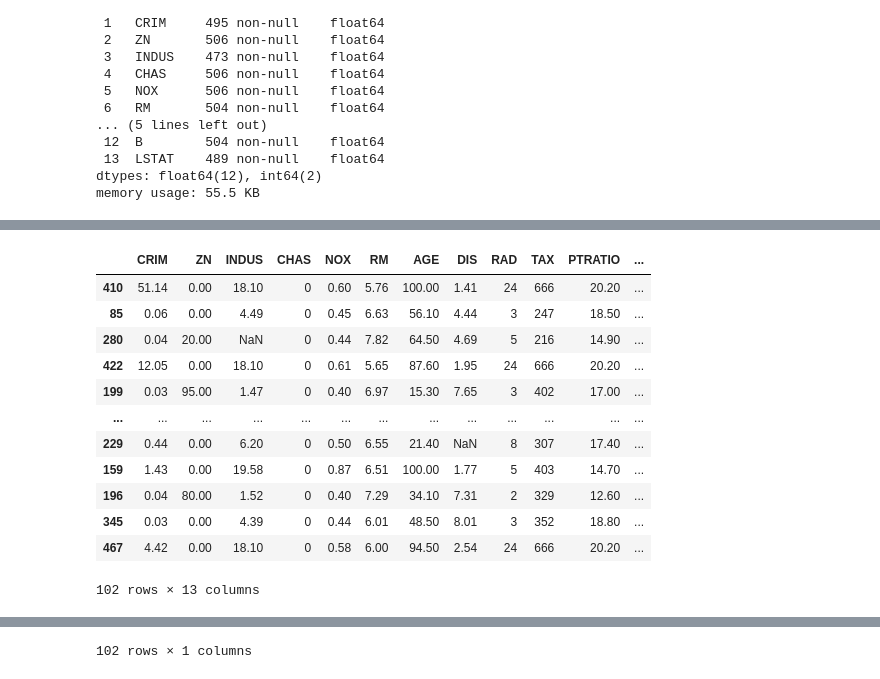
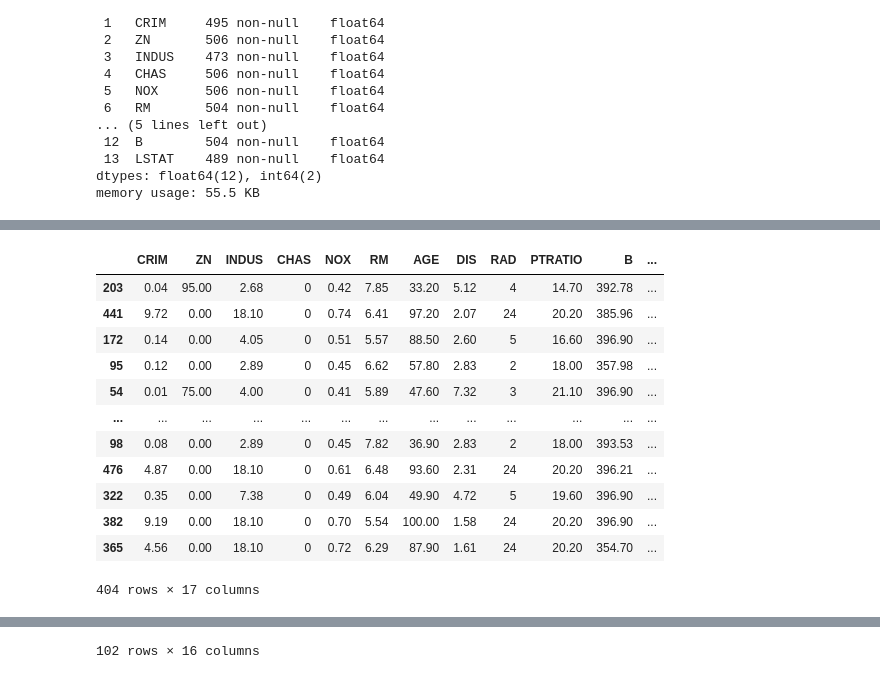
Before and after one commit to ihobbang250/TIL, a Jupyter notebook: Python/Data Science/DataAnalysis1.ipynb, the cells around one changed output, grey strips where cells are left out. Saved outputs shown, nothing was run; the diff lists cells and outputs as text; code cells hidden in the pictures.

```diff
--- a/Python/Data Science/DataAnalysis1.ipynb
+++ b/Python/Data Science/DataAnalysis1.ipynb
@@ -129,0 +117,9 @@ def col_mapping(X_train, X_test):
+# %%
+# Check NaN Data Distributions
+fig, axs = plt.subplots(nrows=2, ncols=3, figsize=(10, 10))
+plt.subplots_adjust(wspace=0.6, hspace=0.3)
+
+axs = axs.flatten()
+
+for idx, col in enumerate(df.columns[df.isnull().sum() != 0]):
+    sns.histplot(data=df, x=col, ax=axs[idx])
@@ -130,32 +128,62 @@ def col_mapping(X_train, X_test):
+# %%
+# Nan Data Preprocessing
+# Fill Nan Data to Median or Mean Value
+
+for col in df.columns[df.isnull().sum() != 0]:
+    if col in ['CRIM', 'DIS', 'B']:
+        df[col].fillna(df[col].median(), inplace=True)
+    else:
+        df[col].fillna(df[col].mean(), inplace=True)
+# %%
+# Feature Convert
+
+def feature_convert(df_origin):
+    df = df_origin.copy()
+
+    interval = [100, 200, 300, 400, 500, 600, 700, 800]
+    if df['TAX'].max() >= 100:
+        df['TAX'] = np.digitize(df['TAX'], bins=interval)
+
+    if 'TAX' in df.columns:
+        df_dummy = pd.get_dummies(df['TAX'], prefix='TAX', drop_first=True)
+        df = pd.concat([df, df_dummy], axis=1)
+        del df['TAX']
+
+    df['CHAS'] = df['CHAS'].astype(int)
+
+    return df
 # %%
 # Set Variables & Split Data
 # X_train, X_test, Y_train, Y_test 4 Group Split
 # Dependent/Independent variables Split
 
 def datasplit(df, Y_colname, test_size=0.2, random_state=123):
     X_colname = [x for x in df.columns if x not in Y_colname]
 
     X_train, X_test, Y_train, Y_test = train_test_split(df[X_colname], df[Y_colname],
                                                         test_size=0.2, random_state=123) # Test set ratio: 20%
 
     return X_train, X_test, Y_train, Y_test
 
 
 
 Y_colname = ['Price']
 X_train, X_test, Y_train, Y_test = datasplit(df, Y_colname)
-display(X_test, Y_test)
+
+X_train_fc = feature_convert(X_train)
+X_test_fc = feature_convert(X_test)
+display(X_train_fc, X_test_fc)
 # %% [output]
-|  | CRIM | ZN | INDUS | CHAS | NOX | RM | AGE | DIS | RAD | TAX | PTRATIO | ... |
-| 410 | 51.14 | 0.00 | 18.10 | 0 | 0.60 | 5.76 | 100.00 | 1.41 | 24 | 666 | 20.20 | ... |
-| 85 | 0.06 | 0.00 | 4.49 | 0 | 0.45 | 6.63 | 56.10 | 4.44 | 3 | 247 | 18.50 | ... |
-| 280 | 0.04 | 20.00 | NaN | 0 | 0.44 | 7.82 | 64.50 | 4.69 | 5 | 216 | 14.90 | ... |
-| 422 | 12.05 | 0.00 | 18.10 | 0 | 0.61 | 5.65 | 87.60 | 1.95 | 24 | 666 | 20.20 | ... |
-| 199 | 0.03 | 95.00 | 1.47 | 0 | 0.40 | 6.97 | 15.30 | 7.65 | 3 | 402 | 17.00 | ... |
+|  | CRIM | ZN | INDUS | CHAS | NOX | RM | AGE | DIS | RAD | PTRATIO | B | ... |
+| 203 | 0.04 | 95.00 | 2.68 | 0 | 0.42 | 7.85 | 33.20 | 5.12 | 4 | 14.70 | 392.78 | ... |
+| 441 | 9.72 | 0.00 | 18.10 | 0 | 0.74 | 6.41 | 97.20 | 2.07 | 24 | 20.20 | 385.96 | ... |
+| 172 | 0.14 | 0.00 | 4.05 | 0 | 0.51 | 5.57 | 88.50 | 2.60 | 5 | 16.60 | 396.90 | ... |
+| 95 | 0.12 | 0.00 | 2.89 | 0 | 0.45 | 6.62 | 57.80 | 2.83 | 2 | 18.00 | 357.98 | ... |
+| 54 | 0.01 | 75.00 | 4.00 | 0 | 0.41 | 5.89 | 47.60 | 7.32 | 3 | 21.10 | 396.90 | ... |
 | ... | ... | ... | ... | ... | ... | ... | ... | ... | ... | ... | ... | ... |
-| 229 | 0.44 | 0.00 | 6.20 | 0 | 0.50 | 6.55 | 21.40 | NaN | 8 | 307 | 17.40 | ... |
-| 159 | 1.43 | 0.00 | 19.58 | 0 | 0.87 | 6.51 | 100.00 | 1.77 | 5 | 403 | 14.70 | ... |
-| 196 | 0.04 | 80.00 | 1.52 | 0 | 0.40 | 7.29 | 34.10 | 7.31 | 2 | 329 | 12.60 | ... |
-| 345 | 0.03 | 0.00 | 4.39 | 0 | 0.44 | 6.01 | 48.50 | 8.01 | 3 | 352 | 18.80 | ... |
-| 467 | 4.42 | 0.00 | 18.10 | 0 | 0.58 | 6.00 | 94.50 | 2.54 | 24 | 666 | 20.20 | ... |
+| 98 | 0.08 | 0.00 | 2.89 | 0 | 0.45 | 7.82 | 36.90 | 2.83 | 2 | 18.00 | 393.53 | ... |
+| 476 | 4.87 | 0.00 | 18.10 | 0 | 0.61 | 6.48 | 93.60 | 2.31 | 24 | 20.20 | 396.21 | ... |
+| 322 | 0.35 | 0.00 | 7.38 | 0 | 0.49 | 6.04 | 49.90 | 4.72 | 5 | 19.60 | 396.90 | ... |
+| 382 | 9.19 | 0.00 | 18.10 | 0 | 0.70 | 5.54 | 100.00 | 1.58 | 24 | 20.20 | 396.90 | ... |
+| 365 | 4.56 | 0.00 | 18.10 | 0 | 0.72 | 6.29 | 87.90 | 1.61 | 24 | 20.20 | 354.70 | ... |
-102 rows × 13 columns
+404 rows × 17 columns
@@ -174 +202 @@ display(X_test, Y_test)
-102 rows × 1 columns
+102 rows × 16 columns
```
Also changed, not shown: parts of 8 cells of this notebook.
